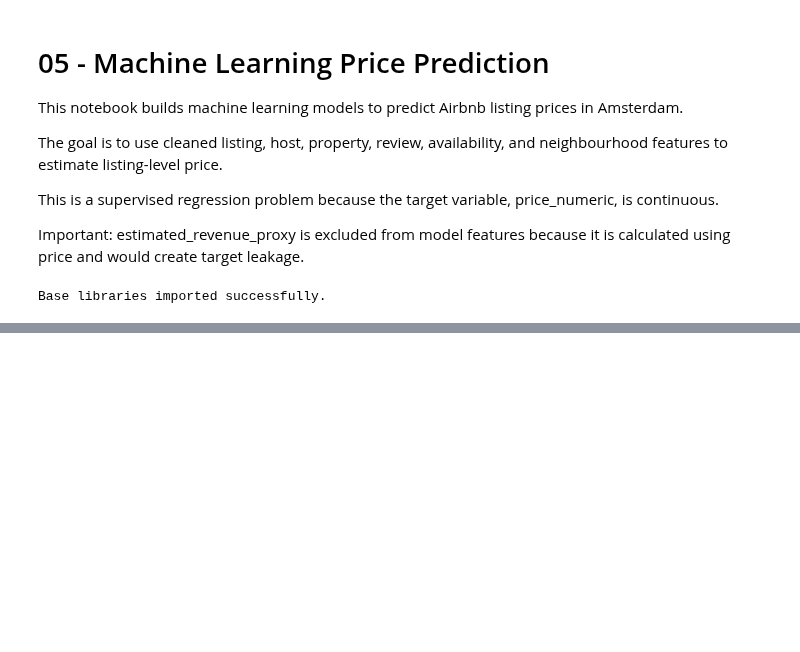
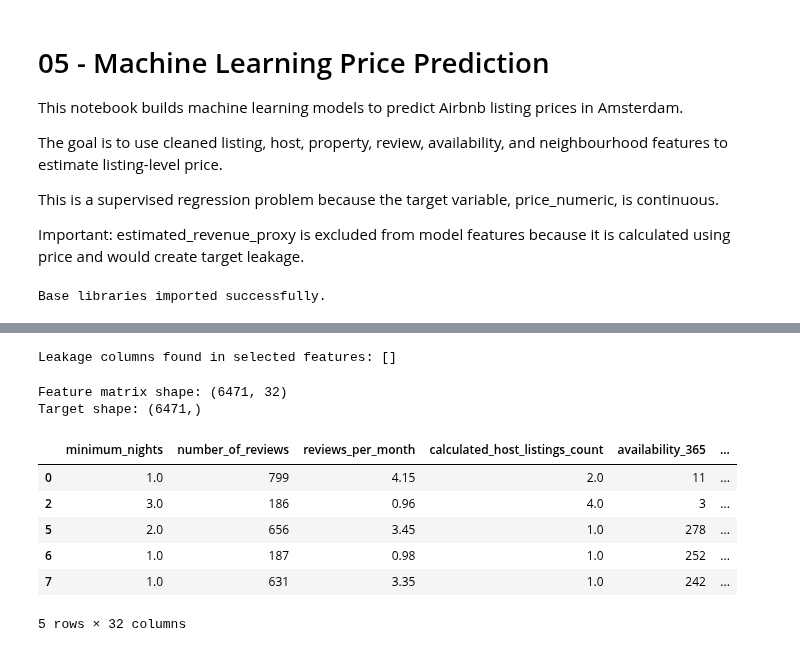
Before and after one commit to Tnadeeja/Inside-Airbnb-Market-Intelligence-Platform-Data-Engineering-Analytics-AI, a Jupyter notebook: notebooks/05_ml_price_prediction.ipynb, the cells around one changed output, grey strips where cells are left out. Drawn from its saved outputs; the diff is of its cells as text; code cells hidden in the pictures; blank space fills up the shorter version.

```diff
--- a/notebooks/05_ml_price_prediction.ipynb
+++ b/notebooks/05_ml_price_prediction.ipynb
@@ -54,0 +87,9 @@ print("Machine learning libraries imported successfully.")
+# %%
+ml_df = listing_master_df[
+    listing_master_df["price_numeric"].notna() &
+    (listing_master_df["price_numeric"] > 0)
+].copy()
+
+print("Total listings:", len(listing_master_df))
+print("Listings available for ML price prediction:", len(ml_df))
+print("Excluded rows with missing/invalid price:", len(listing_master_df) - len(ml_df))
@@ -54,0 +100,8 @@ print("Machine learning libraries imported successfully.")
+# %%
+target_column = "price_numeric"
+
+y = ml_df[target_column].copy()
+
+print("Target variable:", target_column)
+print("Target row count:", len(y))
+print("Target missing values:", y.isna().sum())
@@ -54,0 +189,34 @@ print("Machine learning libraries imported successfully.")
+# %%
+leakage_columns = [
+    "price_numeric",
+    "estimated_revenue_proxy",
+    "unavailable_days_numeric"
+]
+
+selected_features = numeric_features + categorical_features
+
+leakage_check = [
+    column for column in leakage_columns
+    if column in selected_features
+]
+
+print("Leakage columns found in selected features:", leakage_check)
+# %% [output]
+Leakage columns found in selected features: []
+# %%
+X = ml_df[selected_features].copy()
+
+print("Feature matrix shape:", X.shape)
+print("Target shape:", y.shape)
+
+X.head()
+# %% [output]
+Feature matrix shape: (6471, 32)
+Target shape: (6471,)
+|  | minimum_nights | number_of_reviews | reviews_per_month | calculated_host_listings_count | availability_365 | ... |
+| 0 | 1.0 | 799 | 4.15 | 2.0 | 11 | ... |
+| 2 | 3.0 | 186 | 0.96 | 4.0 | 3 | ... |
+| 5 | 2.0 | 656 | 3.45 | 1.0 | 278 | ... |
+| 6 | 1.0 | 187 | 0.98 | 1.0 | 252 | ... |
+| 7 | 1.0 | 631 | 3.35 | 1.0 | 242 | ... |
+5 rows × 32 columns
```
Also changed, not shown: parts of 14 cells of this notebook, 2 other files.
